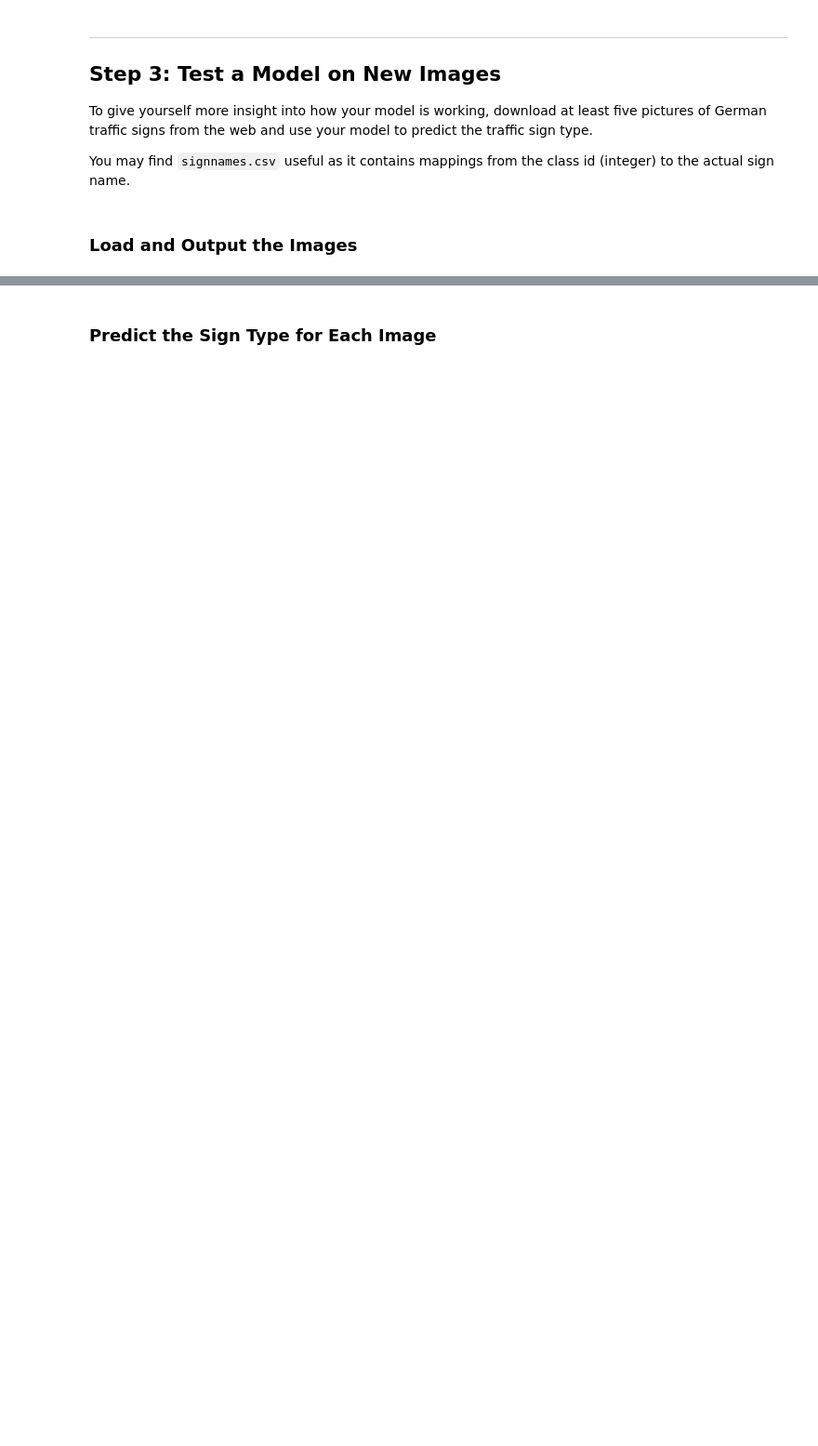
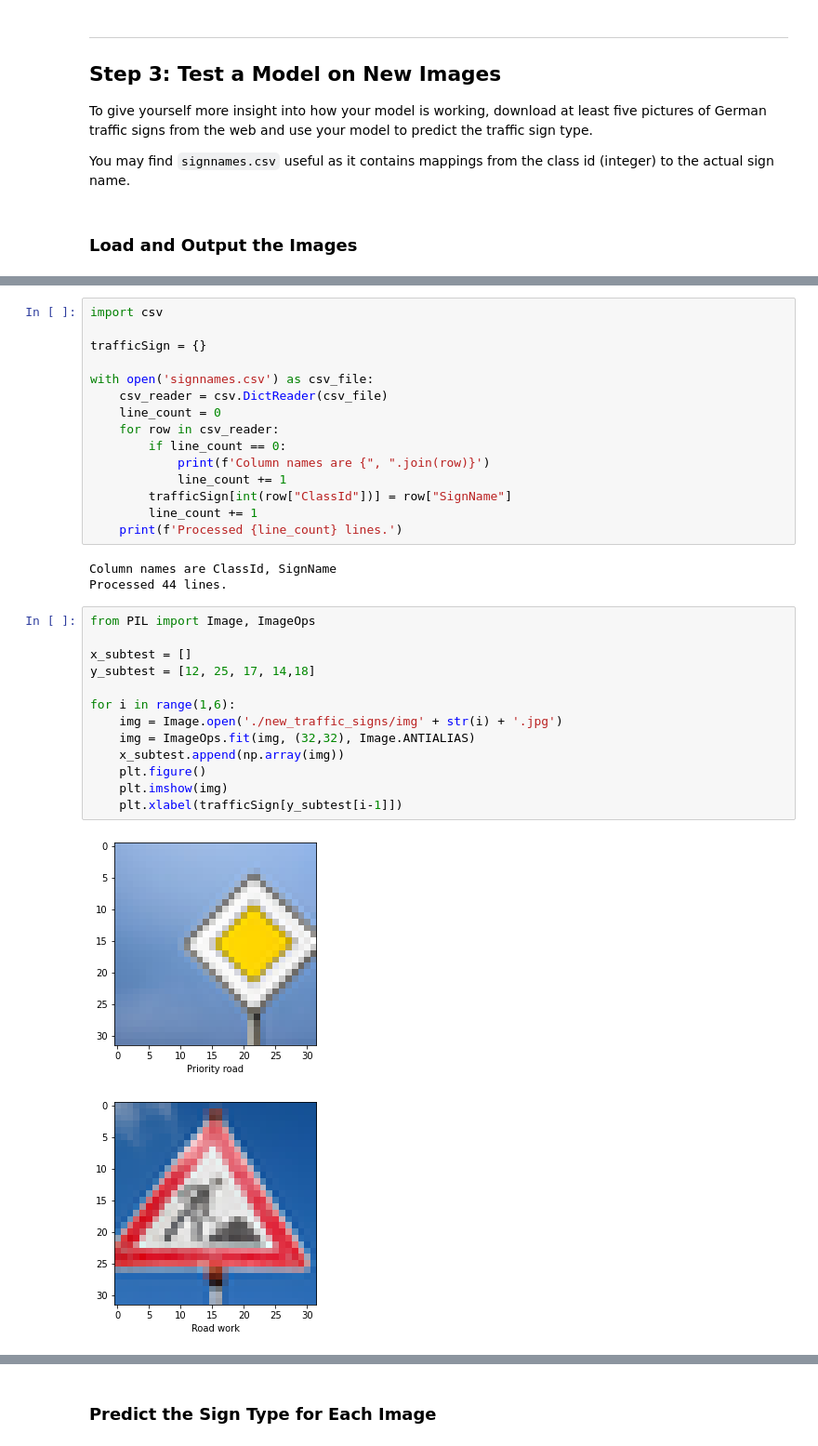
Before and after one commit to ChoKasem/Traffic-Sign-Classifier, a Jupyter notebook: Traffic_Sign_Classifier.ipynb, the cells around one changed output, grey strips where cells are left out. Shown: that part at 93% size. Saved outputs shown, nothing was run; the diff lists cells and outputs as text; blank space fills up the shorter version.

```diff
--- a/Traffic_Sign_Classifier.ipynb
+++ b/Traffic_Sign_Classifier.ipynb
@@ -415,0 +359,34 @@ axarr[4].imshow(X_test[6])
+# %%
+import csv
+
+trafficSign = {}
+
+with open('signnames.csv') as csv_file:
+    csv_reader = csv.DictReader(csv_file)
+    line_count = 0
+    for row in csv_reader:
+        if line_count == 0:
+            print(f'Column names are {", ".join(row)}')
+            line_count += 1
+        trafficSign[int(row["ClassId"])] = row["SignName"]
+        line_count += 1
+    print(f'Processed {line_count} lines.')
+# %% [output]
+Column names are ClassId, SignName
+Processed 44 lines.
+# %%
+from PIL import Image, ImageOps
+
+x_subtest = []
+y_subtest = [12, 25, 17, 14,18]
+
+for i in range(1,6):
+    img = Image.open('./new_traffic_signs/img' + str(i) + '.jpg')
+    img = ImageOps.fit(img, (32,32), Image.ANTIALIAS)
+    x_subtest.append(np.array(img))
+    plt.figure()
+    plt.imshow(img)
+    plt.xlabel(trafficSign[y_subtest[i-1]])
+# %% [output]
+[figure, added]
+[figure, added]
```
Also changed, not shown: parts of 15 cells of this notebook, 10 other files.
